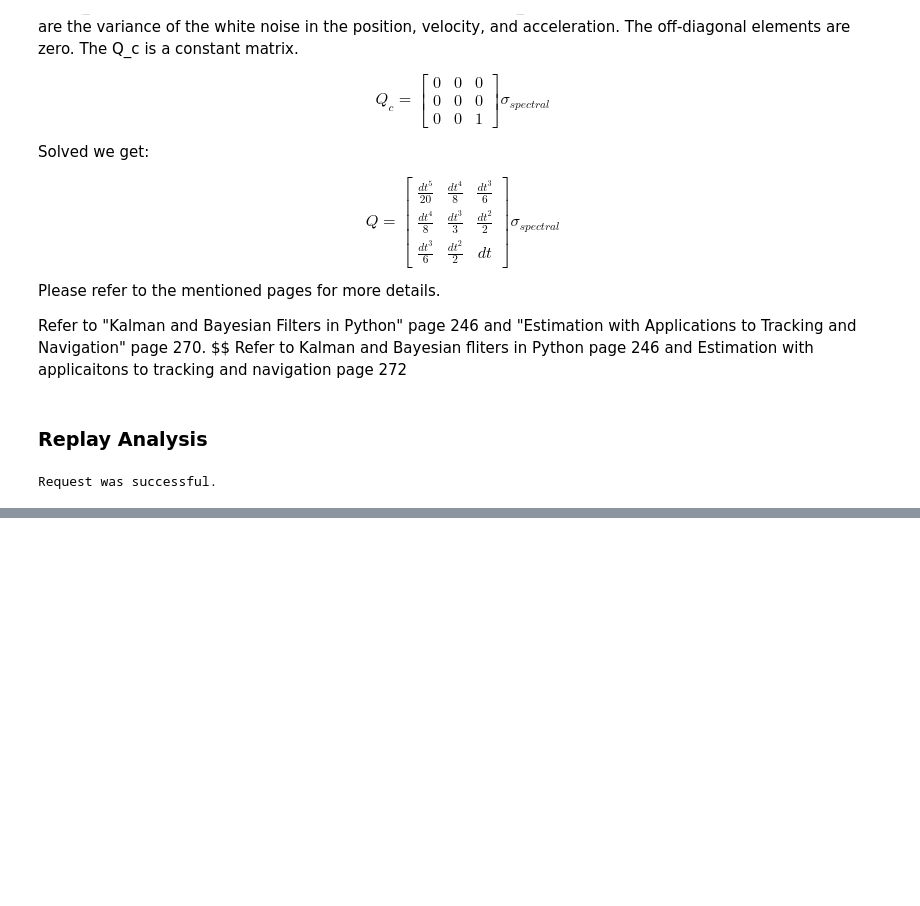
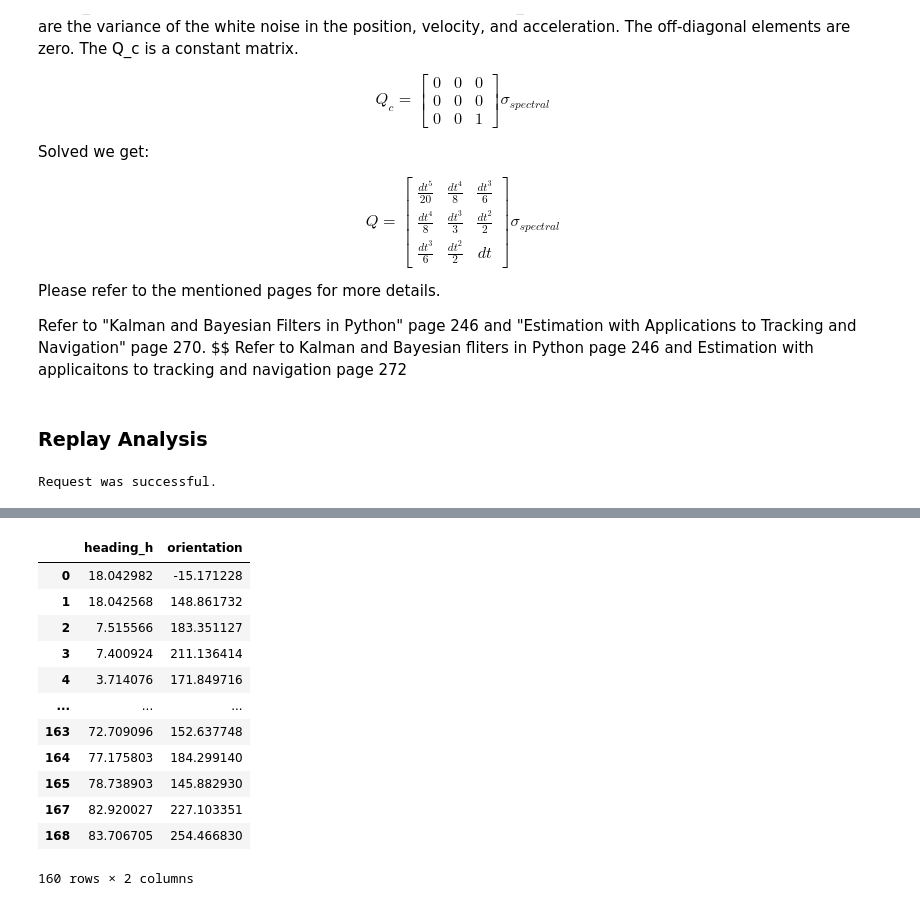
Before and after one commit to liuh886/redblue, a Jupyter notebook: 06_feb_connection.ipynb, the cells around one changed output, grey strips where cells are left out. Cells and saved outputs as stored; diff of their text form; code cells hidden in the pictures; blank space fills up the shorter version.

```diff
--- a/06_feb_connection.ipynb
+++ b/06_feb_connection.ipynb
@@ -88,6 +84,22 @@ df[df['sensor_type'] == 'Beacon']
 | 157 | 2024-02-06 10:18:51+00:00 | Beacon | 2590 | 8.0 | 50.555657 | 3.115169 | 50.557812 | 3.120339 | 3.833902e+06 | ... |
 | 166 | 2024-02-06 10:19:51+00:00 | Beacon | 2588 | 8.0 | 50.571312 | 3.165584 | 50.573408 | 3.178642 | 3.837618e+06 | ... |
 9 rows × 34 columns
+# %%
+df[df['sensor_type'] == 'GNSS'][['heading_h','orientation']]
+# %% [output]
+|  | heading_h | orientation |
+| 0 | 18.042982 | -15.171228 |
+| 1 | 18.042568 | 148.861732 |
+| 2 | 7.515566 | 183.351127 |
+| 3 | 7.400924 | 211.136414 |
+| 4 | 3.714076 | 171.849716 |
+| ... | ... | ... |
+| 163 | 72.709096 | 152.637748 |
+| 164 | 77.175803 | 184.299140 |
+| 165 | 78.738903 | 145.882930 |
+| 167 | 82.920027 | 227.103351 |
+| 168 | 83.706705 | 254.466830 |
+160 rows × 2 columns
 # %%
 import pandas as pd
 import matplotlib.pyplot as plt
```
Also changed, not shown: parts of 8 cells of this notebook, 7 other files.
